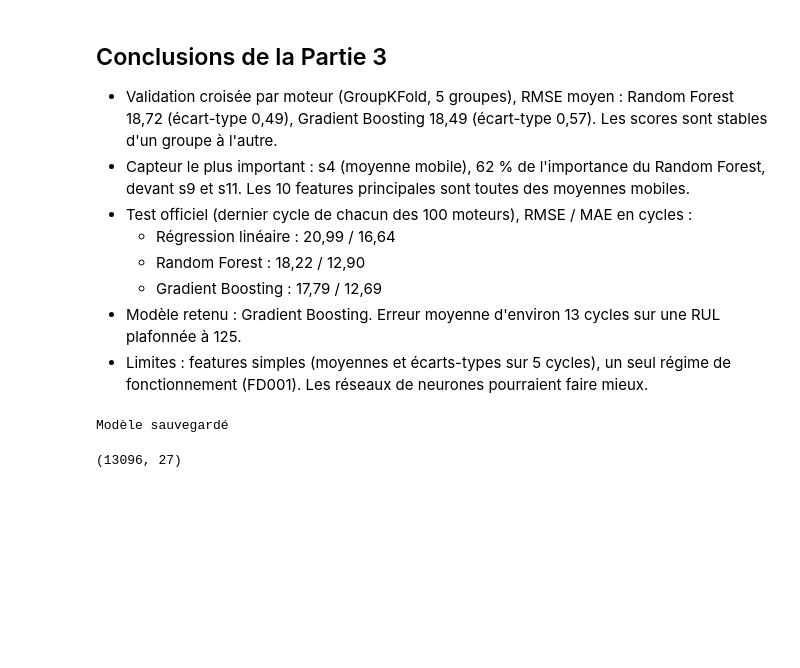
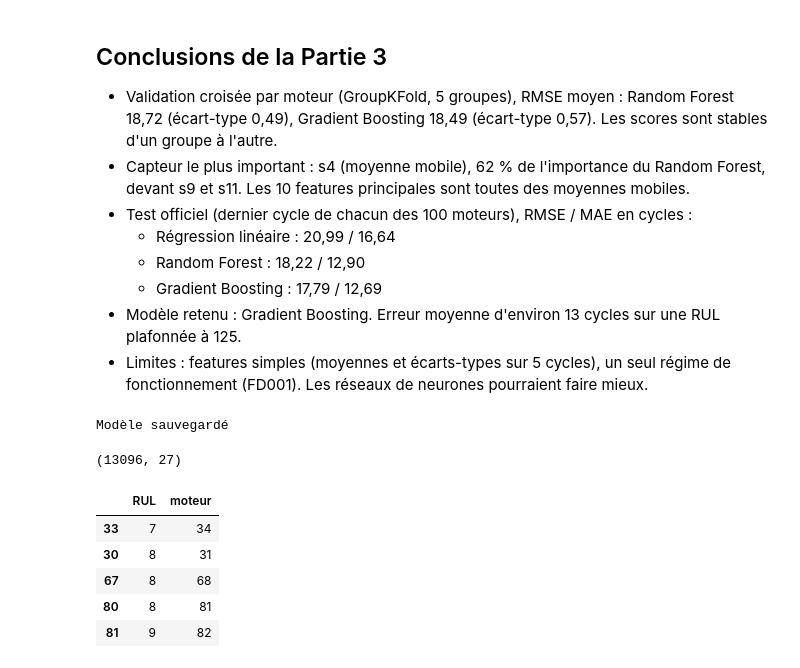
Before and after one commit to Ornella-bit/maintenance-predictive, a Jupyter notebook: notebooks/01_analyse_modele.ipynb, the cells around one changed output. Drawn from its saved outputs; the diff is of its cells as text; code cells hidden in the pictures; blank space fills up the shorter version.

```diff
--- a/notebooks/01_analyse_modele.ipynb
+++ b/notebooks/01_analyse_modele.ipynb
@@ -318,3 +318,14 @@ demo.to_csv("../app/donnees_demo.csv", index=False)
 print(demo.shape)
 # %% [output]
 (13096, 27)
+# %%
+petits = rul_test.nsmallest(5, "RUL").copy()
+petits["moteur"] = petits.index + 1
+petits
+# %% [output]
+|  | RUL | moteur |
+| 33 | 7 | 34 |
+| 30 | 8 | 31 |
+| 67 | 8 | 68 |
+| 80 | 8 | 81 |
+| 81 | 9 | 82 |
```
